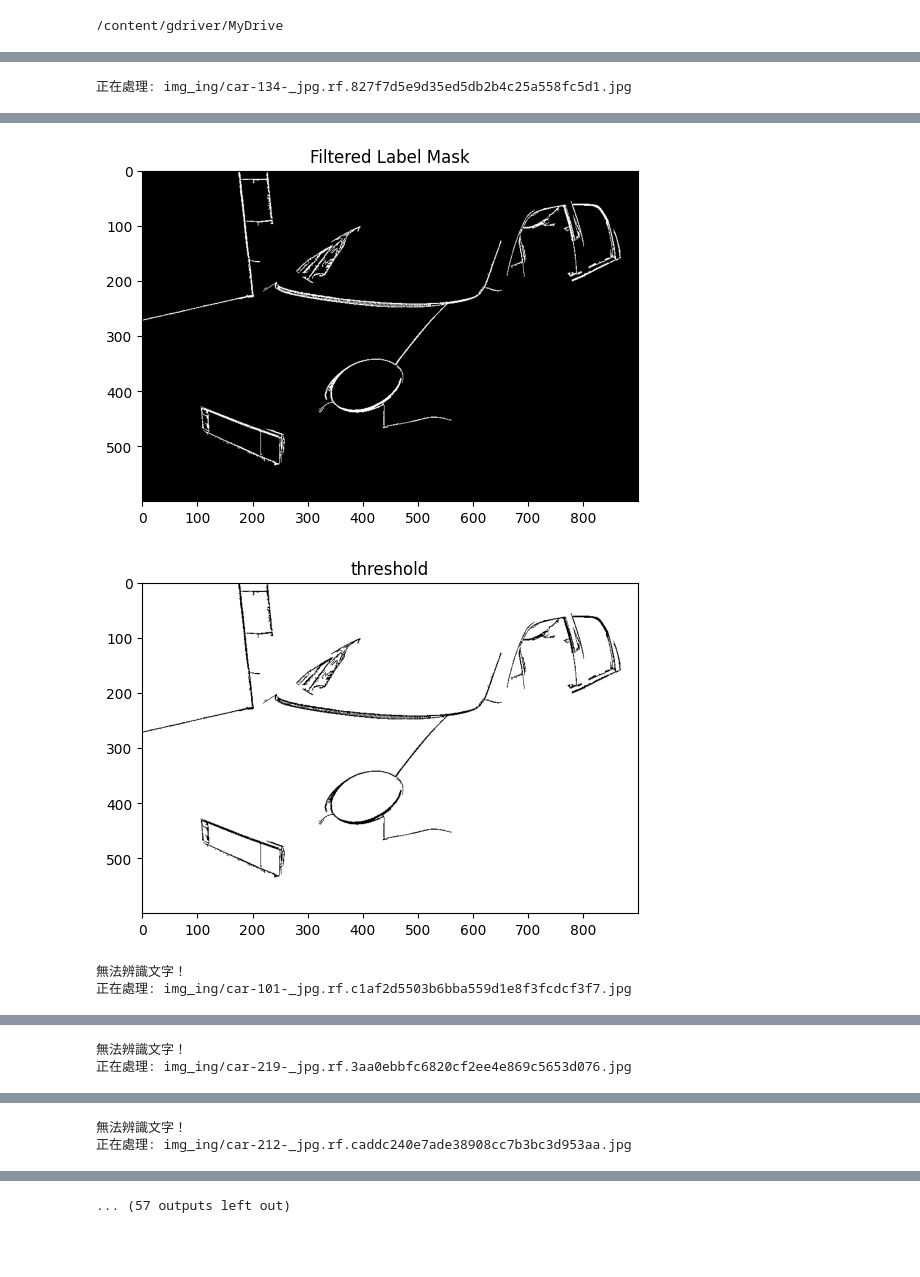
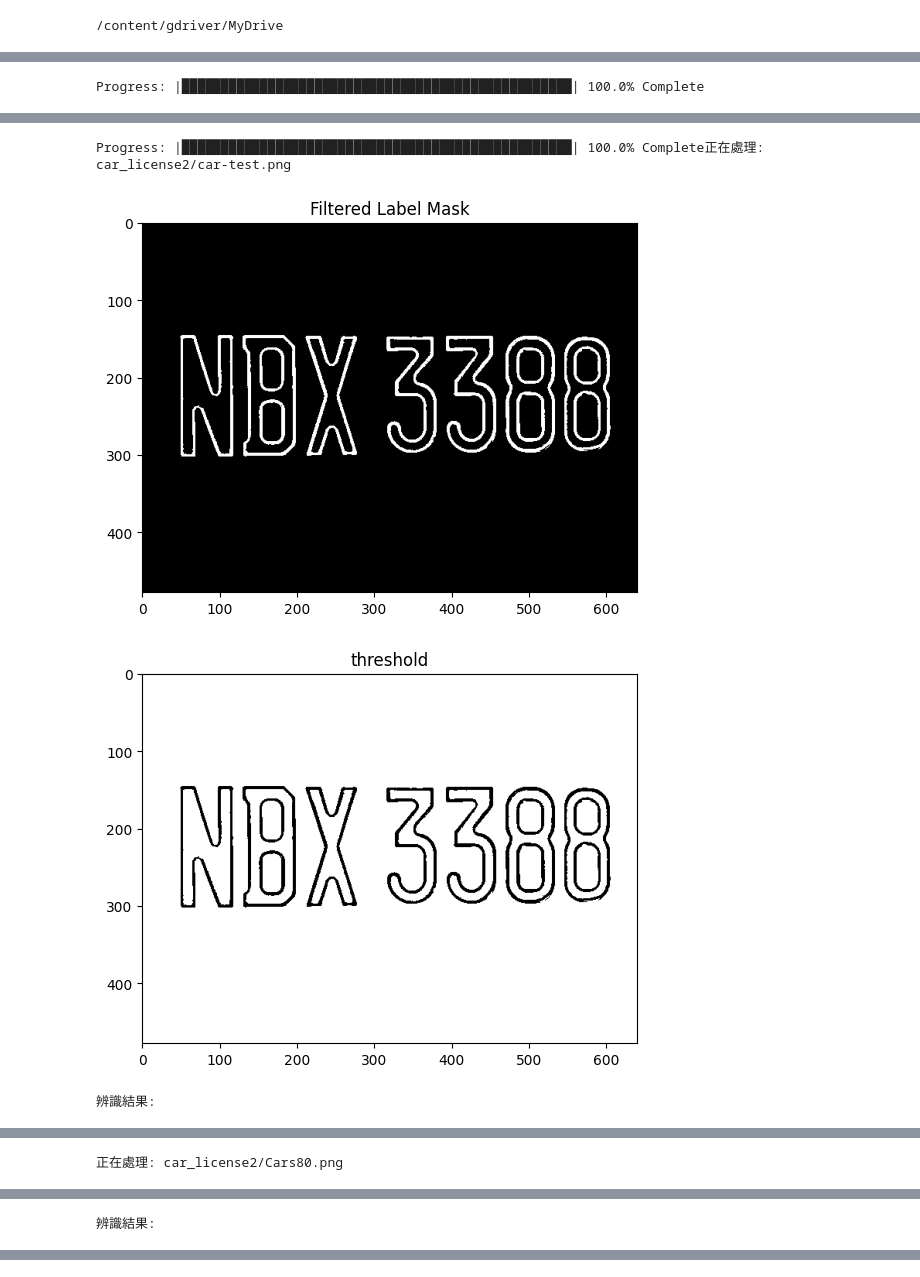
Before and after one commit to 77class/car-license, a Jupyter notebook: Ｍ11316018.ipynb, the cells around one changed output, grey strips where cells are left out. Drawn from its saved outputs; the diff is of its cells as text; code cells hidden in the pictures; blank space fills up the shorter version.

```diff
--- a/Ｍ11316018.ipynb
+++ b/Ｍ11316018.ipynb
@@ -161,6 +161,6 @@ def process_images(folder_path):
             print("無法辨識文字！")
 
 # 執行批量處理
-process_images("car_license")
+process_images("car_license2")
 # %% [output]
 WARNING:easyocr.easyocr:Neither CUDA nor MPS are available - defaulting to CPU. Note: This module is much faster with a GPU.
@@ -167 +168 @@ WARNING:easyocr.easyocr:Neither CUDA nor MPS are available - defaulting to CPU.
-正在處理: img_ing/car-134-_jpg.rf.827f7d5e9d35ed5db2b4c25a558fc5d1.jpg
+Progress: |██████████████████████████████████████████████████| 100.0% Complete
@@ -168,4 +170,4 @@ WARNING:easyocr.easyocr:Neither CUDA nor MPS are available - defaulting to CPU.
+Progress: |██████████████████████████████████████████████████| 100.0% Complete正在處理: car_license2/car-test.png
-[figure, old version]
+[figure, new version]
-[figure, old version]
+[figure, new version]
-無法辨識文字！
-正在處理: img_ing/car-101-_jpg.rf.c1af2d5503b6bba559d1e8f3fcdcf3f7.jpg
+辨識結果:
@@ -172,0 +175 @@ WARNING:easyocr.easyocr:Neither CUDA nor MPS are available - defaulting to CPU.
+正在處理: car_license2/Cars80.png
@@ -174,2 +176,0 @@ WARNING:easyocr.easyocr:Neither CUDA nor MPS are available - defaulting to CPU.
-無法辨識文字！
-正在處理: img_ing/car-219-_jpg.rf.3aa0ebbfc6820cf2ee4e869c5653d076.jpg
@@ -176,0 +178 @@ WARNING:easyocr.easyocr:Neither CUDA nor MPS are available - defaulting to CPU.
+辨識結果:
@@ -178,2 +179,0 @@ WARNING:easyocr.easyocr:Neither CUDA nor MPS are available - defaulting to CPU.
-無法辨識文字！
-正在處理: img_ing/car-212-_jpg.rf.caddc240e7ade38908cc7b3bc3d953aa.jpg
@@ -181 +179,0 @@ WARNING:easyocr.easyocr:Neither CUDA nor MPS are available - defaulting to CPU.
-... (57 outputs left out)
```
Also changed, not shown: parts of 3 cells of this notebook.
